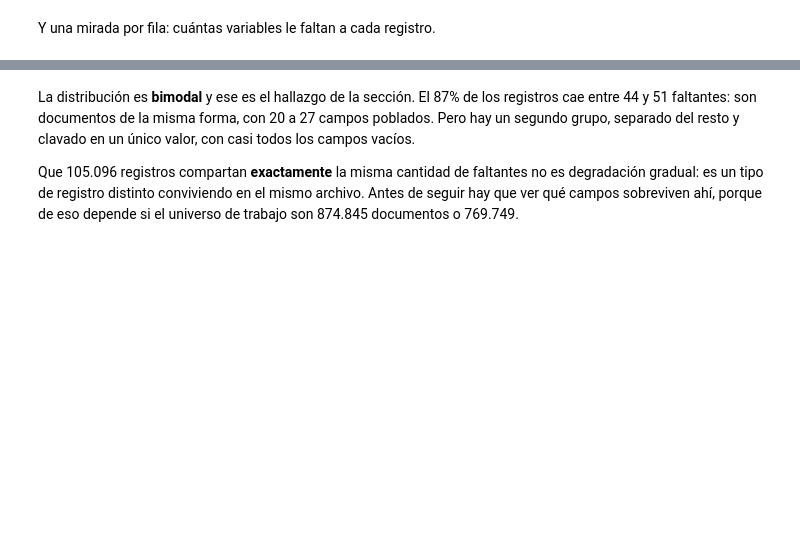
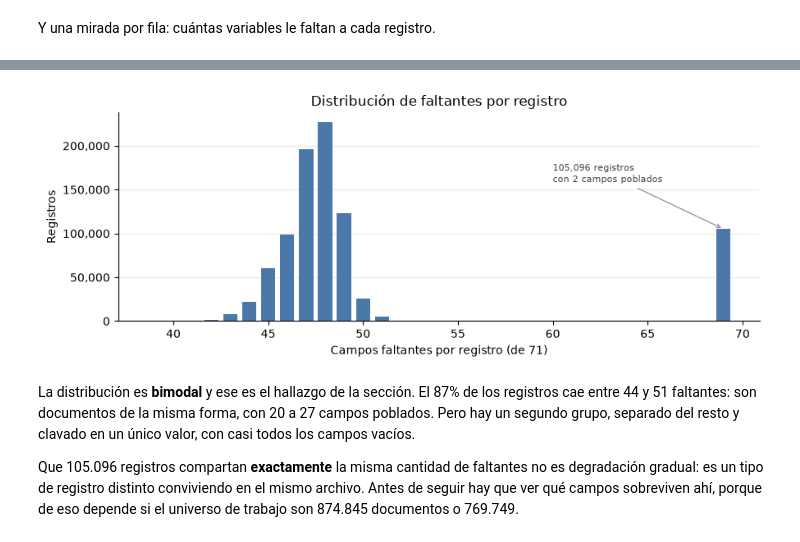
Before and after one commit to IESchneider/mentoria-diplodatos-2026-clasificacion-y-busqueda-textos-legales, a Jupyter notebook: TP1/tp1.ipynb, the cells around one changed output, grey strips where cells are left out. Drawn from its saved outputs; the diff is of its cells as text; code cells hidden in the pictures; blank space fills up the shorter version.

```diff
--- a/TP1/tp1.ipynb
+++ b/TP1/tp1.ipynb
@@ -250,3 +276,40 @@ with pd.option_context("display.max_rows", None):
+# %%
+# El pico aislado: el nivel de faltantes más alto de la distribución
+pico_aislado = conteo_faltantes.index.max()
+
+fig, ax = plt.subplots(figsize=(9, 3.5))
+
+# Barras sobre eje NUMÉRICO, no categórico. Es la decisión que hace al gráfico: en un eje
+# categórico el 59 y el 69 quedarían pegados y el hueco entre los dos grupos —que es el
+# hallazgo— desaparecería. Sobre el eje numérico el vacío se ve como lo que es.
+ax.bar(distribucion_faltantes.index, distribucion_faltantes["filas"], color=COLOR_DATO, width=0.75)
+
+# Escala lineal a propósito: el eje log aplanaría la diferencia entre los dos modos,
+# que es justamente la magnitud que hay que ver.
+ax.set_xlabel("Campos faltantes por registro (de 71)")
+ax.set_ylabel("Registros")
+ax.set_title("Distribución de faltantes por registro")
+ax.yaxis.set_major_formatter(lambda v, _: f"{v:,.0f}")
+
+# Etiqueta directa sobre el grupo aislado: es el único que necesita explicación
+ax.annotate(
+    f"{conteo_faltantes.loc[pico_aislado]:,} registros\ncon {df.shape[1] - pico_aislado} campos poblados",
+    xy=(pico_aislado, conteo_faltantes.loc[pico_aislado]),
+    xytext=(pico_aislado - 9, conteo_faltantes.max() * 0.7),
+    fontsize=8,
+    color="#444444",
+    arrowprops=dict(arrowstyle="->", color="#999999", linewidth=1),
+)
+
+# Ejes recesivos: el dato son las barras, no el marco
+ax.spines[["top", "right"]].set_visible(False)
+ax.grid(axis="y", color="#EEEEEE", linewidth=1)
+ax.set_axisbelow(True)
+
+plt.tight_layout()
+plt.show()
+# %% [output]
+[figure, added]
 # %% [markdown]
 La distribución es **bimodal** y ese es el hallazgo de la sección. El 87% de los registros cae
 entre 44 y 51 faltantes: son documentos de la misma forma, con 20 a 27 campos poblados. Pero hay
```
Also changed, not shown: parts of 13 cells of this notebook.
